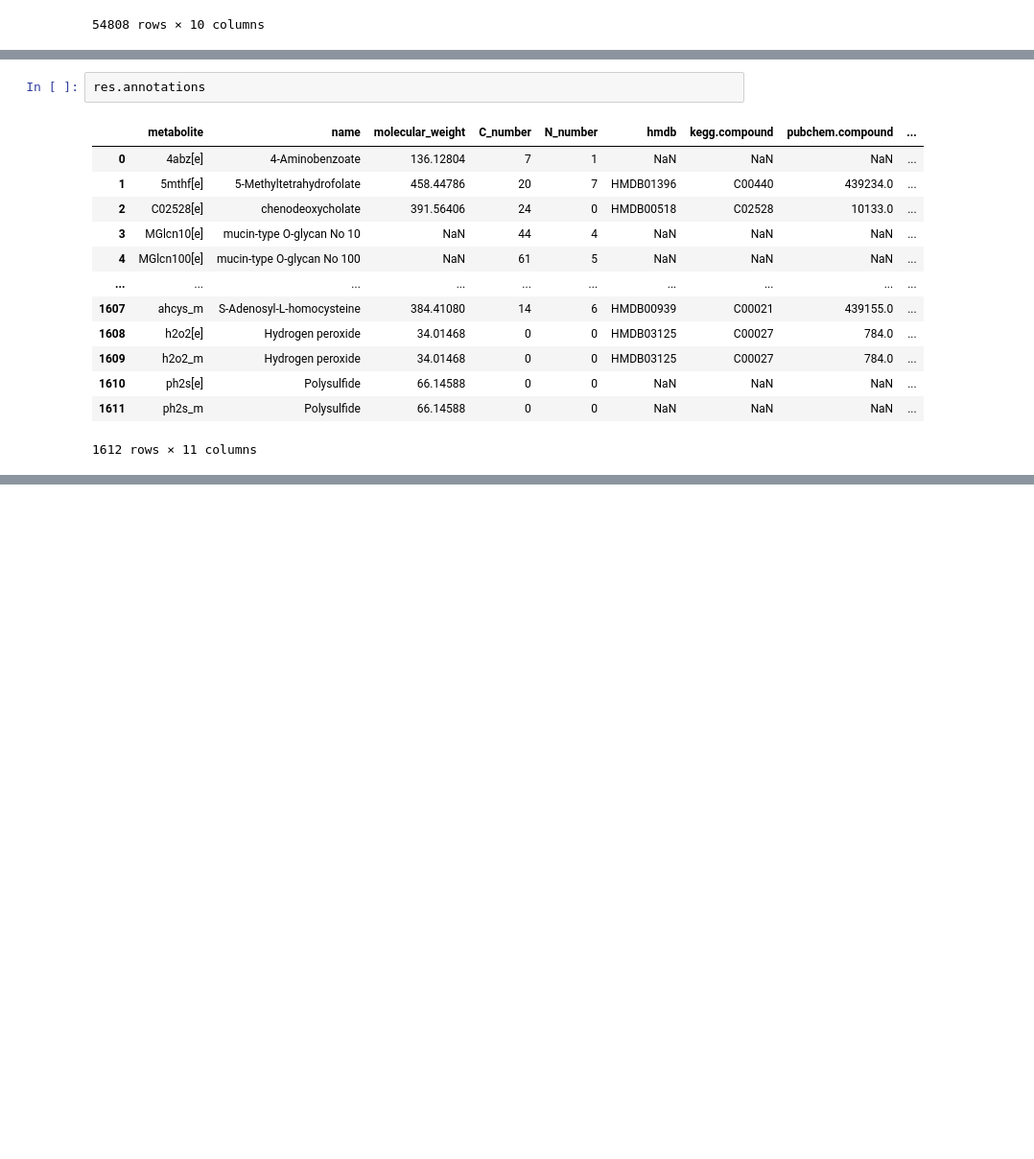
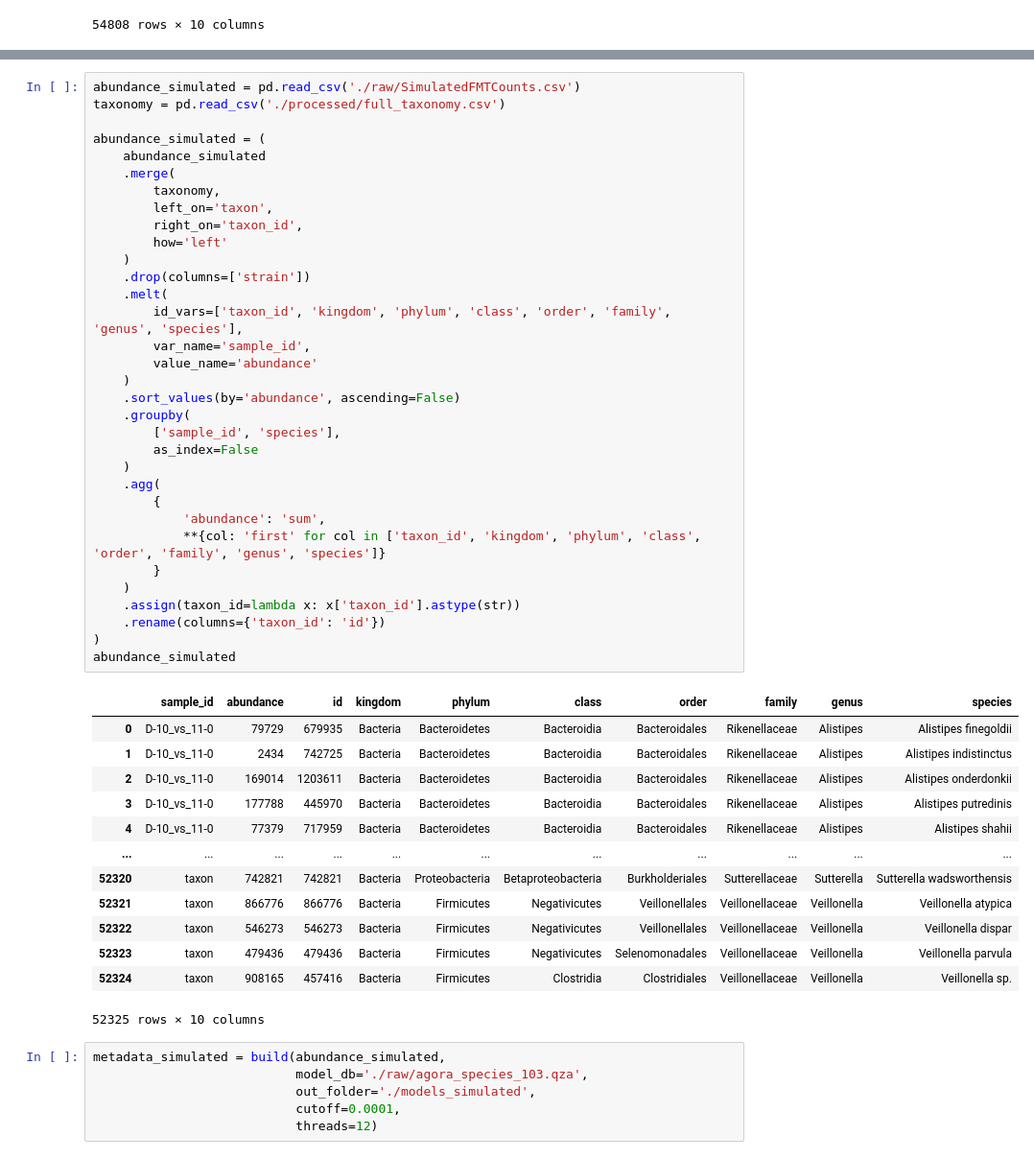
Before and after one commit to urtecholabucsd/FMT, a Jupyter notebook: goll_et.al_2020_IBS_FMT/preprocess.ipynb, the cells around one changed output, grey strips where cells are left out. Shown at 96% size. Saved outputs shown, nothing was run; the diff lists cells and outputs as text; blank space fills up the shorter version.

```diff
--- a/goll_et.al_2020_IBS_FMT/preprocess.ipynb
+++ b/goll_et.al_2020_IBS_FMT/preprocess.ipynb
@@ -71,22 +71,6 @@ res.save('./models/res_western.zip')
 # %% [output]
 [interactive output not drawn]
 [interactive output not drawn]
-# %%
-res.annotations
-# %% [output]
-|  | metabolite | name | molecular_weight | C_number | N_number | hmdb | kegg.compound | pubchem.compound | ... |
-| 0 | 4abz[e] | 4-Aminobenzoate | 136.12804 | 7 | 1 | NaN | NaN | NaN | ... |
-| 1 | 5mthf[e] | 5-Methyltetrahydrofolate | 458.44786 | 20 | 7 | HMDB01396 | C00440 | 439234.0 | ... |
-| 2 | C02528[e] | chenodeoxycholate | 391.56406 | 24 | 0 | HMDB00518 | C02528 | 10133.0 | ... |
-| 3 | MGlcn10[e] | mucin-type O-glycan No 10 | NaN | 44 | 4 | NaN | NaN | NaN | ... |
-| 4 | MGlcn100[e] | mucin-type O-glycan No 100 | NaN | 61 | 5 | NaN | NaN | NaN | ... |
-| ... | ... | ... | ... | ... | ... | ... | ... | ... | ... |
-| 1607 | ahcys_m | S-Adenosyl-L-homocysteine | 384.41080 | 14 | 6 | HMDB00939 | C00021 | 439155.0 | ... |
-| 1608 | h2o2[e] | Hydrogen peroxide | 34.01468 | 0 | 0 | HMDB03125 | C00027 | 784.0 | ... |
-| 1609 | h2o2_m | Hydrogen peroxide | 34.01468 | 0 | 0 | HMDB03125 | C00027 | 784.0 | ... |
-| 1610 | ph2s[e] | Polysulfide | 66.14588 | 0 | 0 | NaN | NaN | NaN | ... |
-| 1611 | ph2s_m | Polysulfide | 66.14588 | 0 | 0 | NaN | NaN | NaN | ... |
-1612 rows × 11 columns
 # %%
 res = load_results('./models/res_western.zip')
 growth_rates = res.growth_rates.copy()
@@ -102,3 +86,56 @@ interactions_res.to_csv('./models/interactions_western.csv')
 # %% [output]
 [interactive output not drawn]
 [interactive output not drawn]
+# %%
+abundance_simulated = pd.read_csv('./raw/SimulatedFMTCounts.csv')
+taxonomy = pd.read_csv('./processed/full_taxonomy.csv')
+
+abundance_simulated = (
+    abundance_simulated
+    .merge(
+        taxonomy,
+        left_on='taxon',
+        right_on='taxon_id',
+        how='left'
+    )
+    .drop(columns=['strain'])
+    .melt(
+        id_vars=['taxon_id', 'kingdom', 'phylum', 'class', 'order', 'family', 'genus', 'species'],
+        var_name='sample_id',
+        value_name='abundance'
+    )
+    .sort_values(by='abundance', ascending=False)
+    .groupby(
+        ['sample_id', 'species'],
+        as_index=False
+    )
+    .agg(
+        {
+            'abundance': 'sum',
+            **{col: 'first' for col in ['taxon_id', 'kingdom', 'phylum', 'class', 'order', 'family', 'genus', 'species']}
+        }
+    )
+    .assign(taxon_id=lambda x: x['taxon_id'].astype(str))
+    .rename(columns={'taxon_id': 'id'})
+)
+abundance_simulated
+# %% [output]
+|  | sample_id | abundance | id | kingdom | phylum | class | order | family | genus | species |
+| 0 | D-10_vs_11-0 | 79729 | 679935 | Bacteria | Bacteroidetes | Bacteroidia | Bacteroidales | Rikenellaceae | Alistipes | Alistipes finegoldii |
+| 1 | D-10_vs_11-0 | 2434 | 742725 | Bacteria | Bacteroidetes | Bacteroidia | Bacteroidales | Rikenellaceae | Alistipes | Alistipes indistinctus |
+| 2 | D-10_vs_11-0 | 169014 | 1203611 | Bacteria | Bacteroidetes | Bacteroidia | Bacteroidales | Rikenellaceae | Alistipes | Alistipes onderdonkii |
+| 3 | D-10_vs_11-0 | 177788 | 445970 | Bacteria | Bacteroidetes | Bacteroidia | Bacteroidales | Rikenellaceae | Alistipes | Alistipes putredinis |
+| 4 | D-10_vs_11-0 | 77379 | 717959 | Bacteria | Bacteroidetes | Bacteroidia | Bacteroidales | Rikenellaceae | Alistipes | Alistipes shahii |
+| ... | ... | ... | ... | ... | ... | ... | ... | ... | ... | ... |
+| 52320 | taxon | 742821 | 742821 | Bacteria | Proteobacteria | Betaproteobacteria | Burkholderiales | Sutterellaceae | Sutterella | Sutterella wadsworthensis |
+| 52321 | taxon | 866776 | 866776 | Bacteria | Firmicutes | Negativicutes | Veillonellales | Veillonellaceae | Veillonella | Veillonella atypica |
+| 52322 | taxon | 546273 | 546273 | Bacteria | Firmicutes | Negativicutes | Veillonellales | Veillonellaceae | Veillonella | Veillonella dispar |
+| 52323 | taxon | 479436 | 479436 | Bacteria | Firmicutes | Negativicutes | Selenomonadales | Veillonellaceae | Veillonella | Veillonella parvula |
+| 52324 | taxon | 908165 | 457416 | Bacteria | Firmicutes | Clostridia | Clostridiales | Veillonellaceae | Veillonella | Veillonella sp. |
+52325 rows × 10 columns
+# %%
+metadata_simulated = build(abundance_simulated,
+                           model_db='./raw/agora_species_103.qza',
+                           out_folder='./models_simulated',
+                           cutoff=0.0001,
+                           threads=12)
```
Also changed, not shown: 2 other files.
